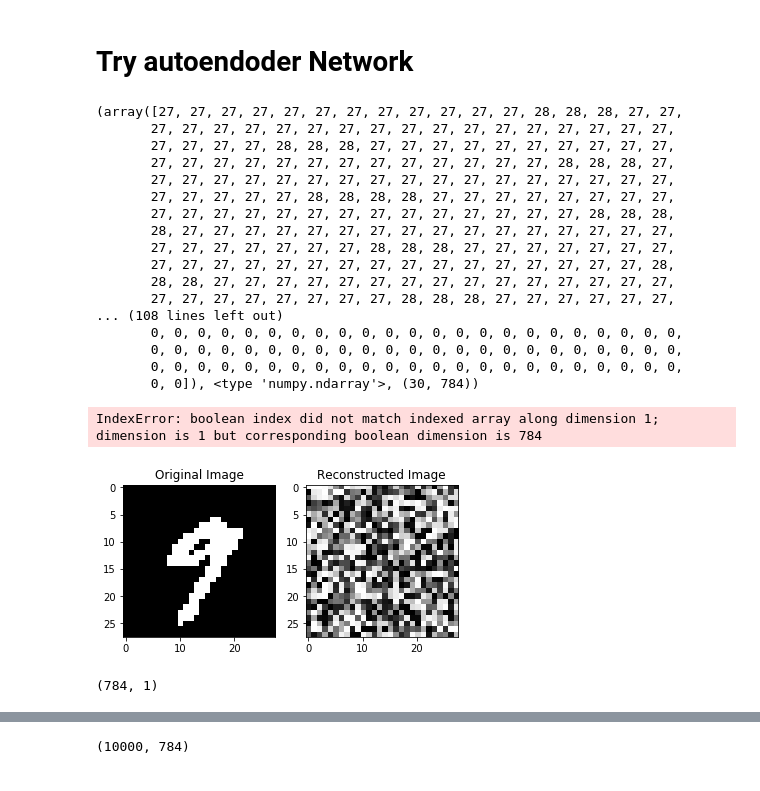
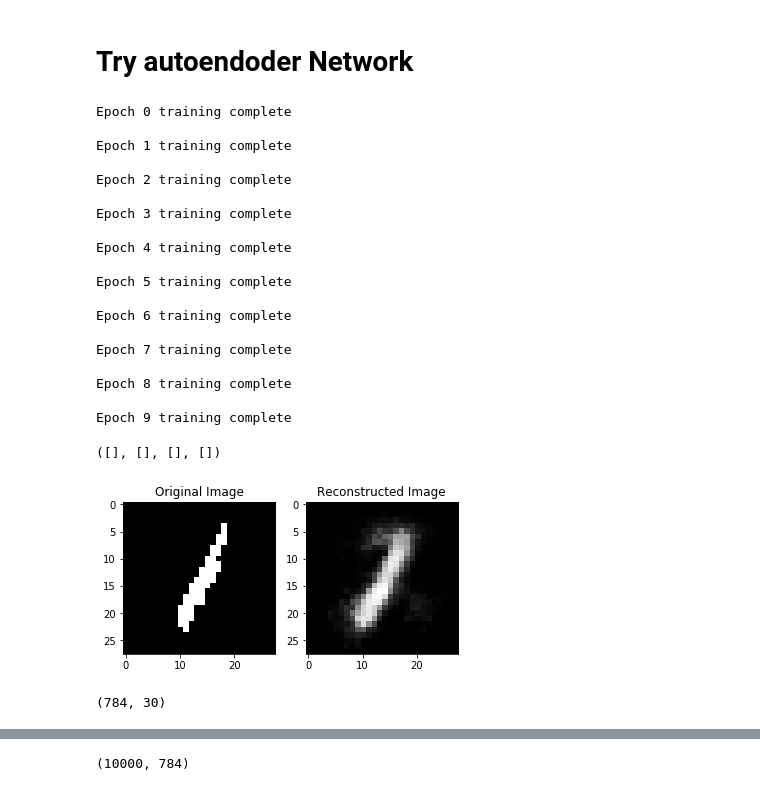
Before and after one commit to tmtadros24/EntropyInSpikingNNs, a Jupyter notebook: NN_play.ipynb, the cells around one changed output, grey strips where cells are left out. Saved outputs shown, nothing was run; the diff lists cells and outputs as text; code cells hidden in the pictures.

Commit message:
small world

```diff
--- a/NN_play.ipynb
+++ b/NN_play.ipynb
@@ -39,46 +39,48 @@ plt.show()
 # Try autoendoder Network
 # %%
 reload(network)
-net_ae = network.Network([784,30,5,30,784], cost=network.QuadraticCost,doHeavy = False,doSmallWorld=True)
+net_ae = network.Network([784,30,5,30,784], cost=network.QuadraticCost,doHeavy = False,doSmallWorld=True,add_rand=10)
 net_ae.large_weight_initializer()
-net_ae.SGD(train_ae, 1, 5, 0.5,evaluation_data=val_ae) # 10, 10, 0.5
+net_ae.SGD(train_ae, 10, 10, 0.5,evaluation_data=val_ae) # 10, 10, 0.5
 # %% [output]
-(array([27, 27, 27, 27, 27, 27, 27, 27, 27, 27, 27, 27, 28, 28, 28, 27, 27,
-       27, 27, 27, 27, 27, 27, 27, 27, 27, 27, 27, 27, 27, 27, 27, 27, 27,
-       27, 27, 27, 27, 28, 28, 28, 27, 27, 27, 27, 27, 27, 27, 27, 27, 27,
-       27, 27, 27, 27, 27, 27, 27, 27, 27, 27, 27, 27, 27, 28, 28, 28, 27,
-       27, 27, 27, 27, 27, 27, 27, 27, 27, 27, 27, 27, 27, 27, 27, 27, 27,
-       27, 27, 27, 27, 27, 28, 28, 28, 28, 27, 27, 27, 27, 27, 27, 27, 27,
-       27, 27, 27, 27, 27, 27, 27, 27, 27, 27, 27, 27, 27, 27, 28, 28, 28,
-       28, 27, 27, 27, 27, 27, 27, 27, 27, 27, 27, 27, 27, 27, 27, 27, 27,
-       27, 27, 27, 27, 27, 27, 27, 28, 28, 28, 27, 27, 27, 27, 27, 27, 27,
-       27, 27, 27, 27, 27, 27, 27, 27, 27, 27, 27, 27, 27, 27, 27, 27, 28,
-       28, 28, 27, 27, 27, 27, 27, 27, 27, 27, 27, 27, 27, 27, 27, 27, 27,
-       27, 27, 27, 27, 27, 27, 27, 27, 28, 28, 28, 27, 27, 27, 27, 27, 27,
-... (108 lines left out)
-       0, 0, 0, 0, 0, 0, 0, 0, 0, 0, 0, 0, 0, 0, 0, 0, 0, 0, 0, 0, 0, 0, 0,
-       0, 0, 0, 0, 0, 0, 0, 0, 0, 0, 0, 0, 0, 0, 0, 0, 0, 0, 0, 0, 0, 0, 0,
-       0, 0, 0, 0, 0, 0, 0, 0, 0, 0, 0, 0, 0, 0, 0, 0, 0, 0, 0, 0, 0, 0, 0,
-       0, 0]), <type 'numpy.ndarray'>, (30, 784))
+Epoch 0 training complete
+
+Epoch 1 training complete
+
+Epoch 2 training complete
+
+Epoch 3 training complete
+
+Epoch 4 training complete
+
+Epoch 5 training complete
+
+Epoch 6 training complete
+
+Epoch 7 training complete
+
+Epoch 8 training complete
+
+Epoch 9 training complete
-IndexError: boolean index did not match indexed array along dimension 1; dimension is 1 but corresponding boolean dimension is 784
+([], [], [], [])
 # %%
-in_dat  = test_ae[20][0]
+in_dat  = test_ae[3211][0]
 out_dat = net_ae.feedforward(in_dat)
 
 plt.subplot(1,2,1)
 plt.imshow(np.reshape(in_dat,(28,28)),cmap='gray')
 plt.title('Original Image')
 plt.subplot(1,2,2)
 plt.imshow(np.reshape(out_dat,(28,28)),cmap='gray')
 plt.title('Reconstructed Image')
 plt.show()
 # np.shape(out_dat)
 # %% [output]
-[figure, old version]
+[figure, new version]
 # %%
 wts = net_ae.weights
 bias = net_ae.biases
 np.shape(wts[3]) # (4,): [0] (30,784), [1] (5,30), [2] (30,5), [3] (784,30)
-np.shape(bias[3])# (4,):[0] (30,1), [1] (5,1), [2] (30,1), [3] (784,1)
+#np.shape(bias[3])# (4,):[0] (30,1), [1] (5,1), [2] (30,1), [3] (784,1)
 # %% [output]
-(784, 1)
+(784, 30)
```
Also changed, not shown: parts of 14 cells of this notebook, 1 other file.
